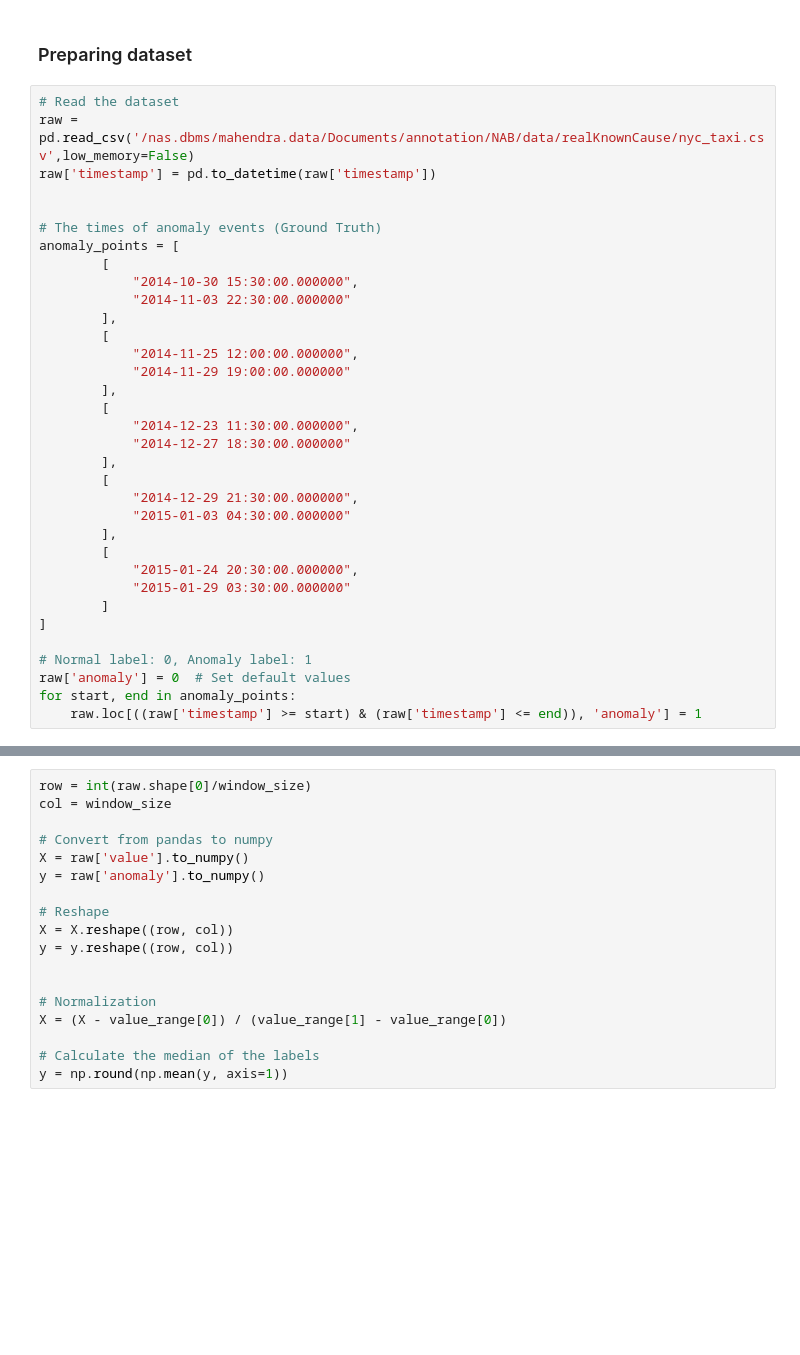
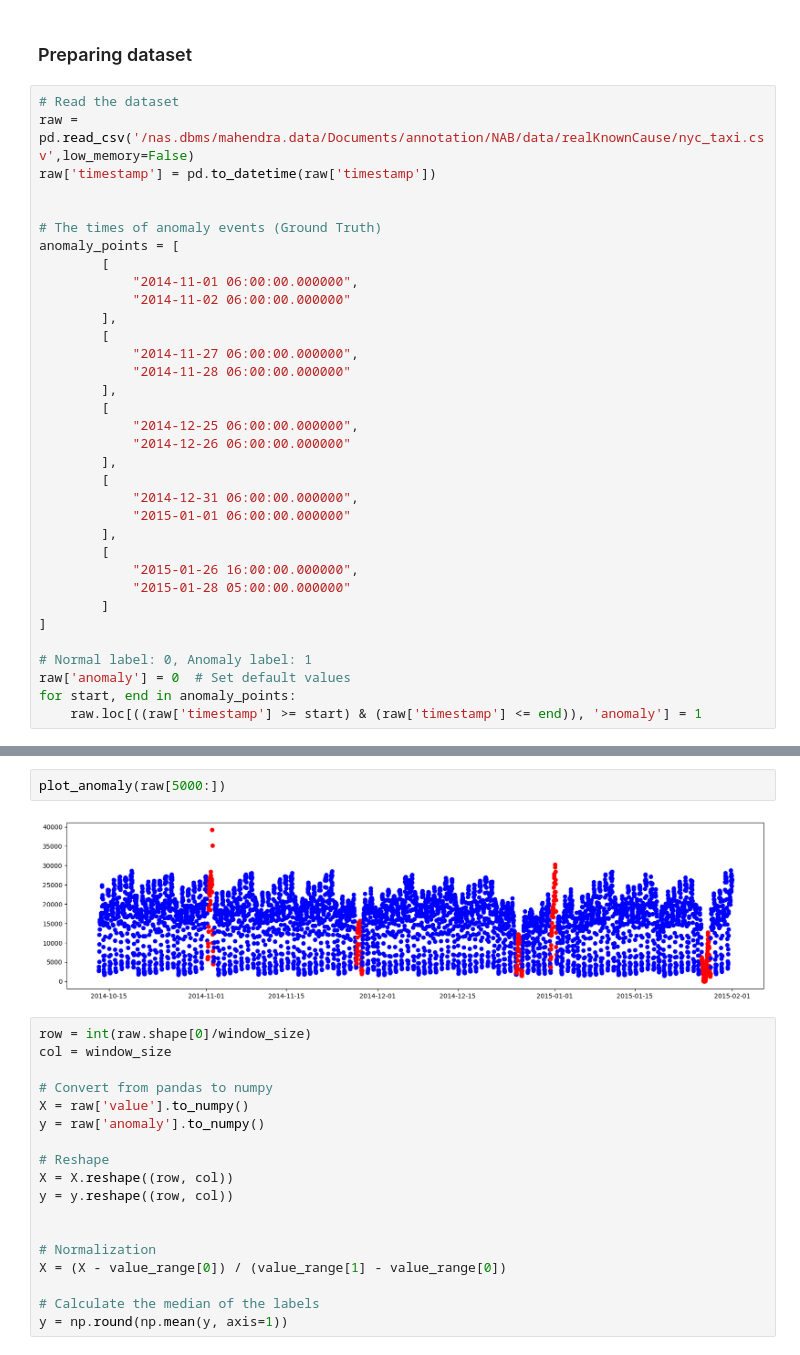
Before and after one commit to fatyanosa/iiwas2023, a Jupyter notebook: DeepLearning.ipynb, the cells around one changed output, grey strips where cells are left out. Drawn from its saved outputs; the diff is of its cells as text; blank space fills up the shorter version.

```diff
--- a/DeepLearning.ipynb
+++ b/DeepLearning.ipynb
@@ -113,24 +114,24 @@ raw['timestamp'] = pd.to_datetime(raw['timestamp'])
 # The times of anomaly events (Ground Truth)
 anomaly_points = [
         [
-            "2014-10-30 15:30:00.000000",
-            "2014-11-03 22:30:00.000000"
+            "2014-11-01 06:00:00.000000",
+            "2014-11-02 06:00:00.000000"
         ],
         [
-            "2014-11-25 12:00:00.000000",
-            "2014-11-29 19:00:00.000000"
+            "2014-11-27 06:00:00.000000",
+            "2014-11-28 06:00:00.000000"
         ],
         [
-            "2014-12-23 11:30:00.000000",
-            "2014-12-27 18:30:00.000000"
+            "2014-12-25 06:00:00.000000",
+            "2014-12-26 06:00:00.000000"
         ],
         [
-            "2014-12-29 21:30:00.000000",
-            "2015-01-03 04:30:00.000000"
+            "2014-12-31 06:00:00.000000",
+            "2015-01-01 06:00:00.000000"
         ],
         [
-            "2015-01-24 20:30:00.000000",
-            "2015-01-29 03:30:00.000000"
+            "2015-01-26 16:00:00.000000",
+            "2015-01-28 05:00:00.000000"
         ]
 ]
 
@@ -161,4 +162,8 @@ Dataset distribution:
 Name: anomaly, dtype: int64
+# %%
+plot_anomaly(raw[5000:])
+# %% [output]
+[figure, added]
 # %%
 row = int(raw.shape[0]/window_size)
 col = window_size
```
Also changed, not shown: parts of 7 cells of this notebook.
